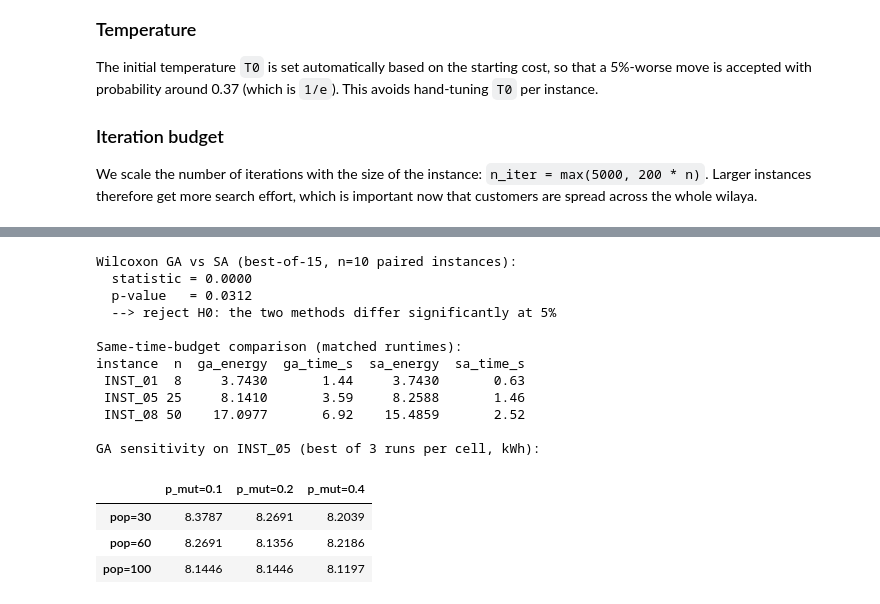
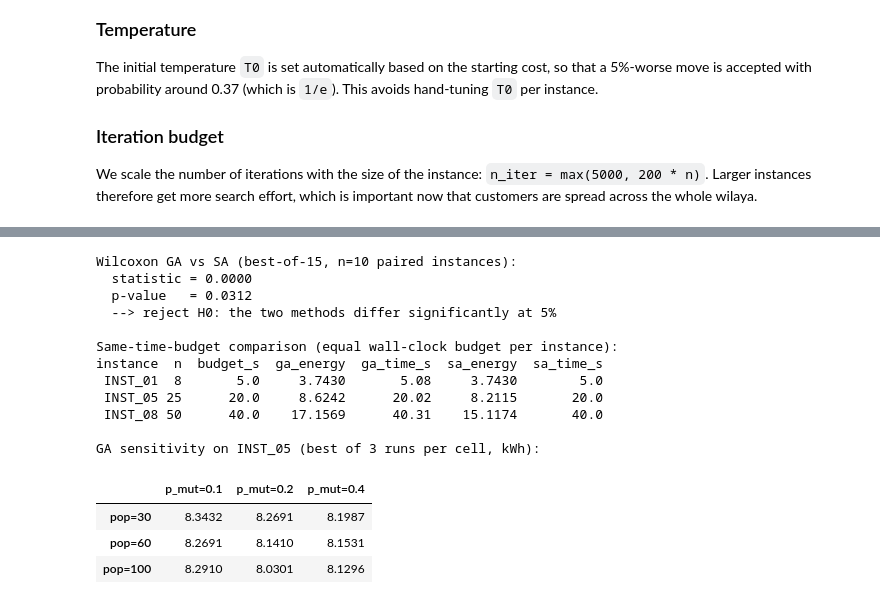
Before and after one commit to Abdelmalek05/drone-based-delivery-optimization, a Jupyter notebook: notebook.ipynb, the cells around one changed output, grey strips where cells are left out. Drawn from its saved outputs; the diff is of its cells as text; code cells hidden in the pictures.

```diff
--- a/notebook.ipynb
+++ b/notebook.ipynb
@@ -614,8 +654,11 @@ Because the problem is NP-hard, we put a wall-clock time limit (600 seconds = 10
 # %%
 class BranchAndBoundSolver(Solver):
-    """Depth-first B&B branching on (route, insertion position) pairs,
-    with an admissible lower bound and a wall-clock time limit.
-    This is a real exact method: given enough time, it proves optimality."""
+    """Depth-first B&B with append-only branching: each node appends one
+    unvisited customer to the END of a route, and only the first empty route
+    is ever extended (this breaks the K! symmetry between interchangeable
+    empty routes). Uses an admissible in/out-arc lower bound and a wall-clock
+    time limit. This is a real exact method: given enough time, it proves
+    optimality."""
 
     def __init__(self, inst: Instance, time_limit: float = 600.0, verbose: bool = False):
         super().__init__(inst)
@@ -1093,12 +1163,14 @@ The initial temperature `T0` is set automatically based on the starting cost, so
 We scale the number of iterations with the size of the instance: `n_iter = max(5000, 200 * n)`. Larger instances therefore get more search effort, which is important now that customers are spread across the whole wilaya.
 # %%
 class SimulatedAnnealingSolver(Solver):
-    """Geometric-cooling SA over the three-move neighbourhood."""
+    """Geometric-cooling SA over the three-move neighbourhood.
+    Supports an optional wall-clock time_limit (used by the same-time study)."""
 
     def __init__(self, inst: Instance,
                  n_iter: Optional[int] = None,
                  T0: Optional[float] = None,
                  gamma: float = 0.995,
+                 time_limit: Optional[float] = None,
                  seed: Optional[int] = None,
                  verbose: bool = False):
         super().__init__(inst)
@@ -1106,6 +1178,7 @@ class SimulatedAnnealingSolver(Solver):
         self.n_iter = n_iter if n_iter is not None else max(5000, 200 * inst.n)
         self.T0 = T0
         self.gamma = gamma
+        self.time_limit = time_limit
         self.seed = seed
         self.verbose = verbose
 
@@ -1150,6 +1223,9 @@ class SimulatedAnnealingSolver(Solver):
             T = self.T0
 
         for it in range(self.n_iter):
+            # stop early if a wall-clock budget was given and has been exceeded
+            if self.time_limit is not None and time.time() - t0 > self.time_limit:
+                break
             cand = self._neighbor(current)
             feas, _ = cand.check_feasibility(inst)
             if not feas:
@@ -1208,5 +1284,5 @@ The full experiment takes around 3 hours, so we cache the results in `results.js
 # %%
-RESULTS_PATH = Path("results.json")
+RESULTS_PATH = Path("results/cached-results.json")
 
 # Experimental budget — sized for around 3 hours total.
 N_RUNS = 15
@@ -1500,19 +1576,28 @@ if pval < 0.05:
 else:
     print("  --> fail to reject H0: no significant difference at 5%")
 
-# Same-time-budget comparison on 3 instances
-print("\nSame-time-budget comparison (matched runtimes):")
+# Same-time-budget comparison on 3 instances.
+# Both solvers now accept a wall-clock time_limit, so this is a genuine
+# matched-time comparison: each method gets the SAME number of seconds on each
+# instance and we report the best energy it reached. n_gen / n_iter are set
+# very high so the time limit -- not the iteration count -- is what stops each
+# search.
+print("\nSame-time-budget comparison (equal wall-clock budget per instance):")
+TIME_BUDGETS = {0: 5.0, 4: 20.0, 7: 40.0}  # seconds per instance (small, medium, large)
 budget_rows = []
-for inst_idx in [0, 4, 7]:  # small, medium, large
+for inst_idx, budget in TIME_BUDGETS.items():
     inst = INSTANCES[inst_idx]
-    # TODO: refactor solvers to take a time_limit argument for a cleaner comparison.
-    ga = GeneticAlgorithmSolver(inst, pop_size=40, n_gen=80, seed=0)
+    ga = GeneticAlgorithmSolver(inst, pop_size=60, n_gen=100_000,
+                                p_cx=0.9, p_mut=0.2, elite_size=2,
+                                time_limit=budget, seed=0)
     ga.solve()
-    sa = SimulatedAnnealingSolver(inst, n_iter=4000, gamma=0.995, seed=0)
+    sa = SimulatedAnnealingSolver(inst, n_iter=10_000_000, gamma=0.995,
+                                  time_limit=budget, seed=0)
     sa.solve()
     budget_rows.append({
         "instance": inst.instance_id,
         "n": inst.n,
+        "budget_s": budget,
         "ga_energy": round(ga.best_energy, 4),
         "ga_time_s": round(ga.runtime_sec, 2),
         "sa_energy": round(sa.best_energy, 4),
@@ -1521,41 +1606,41 @@ for inst_idx in [0, 4, 7]:  # small, medium, large
 budget_df = pd.DataFrame(budget_rows)
 print(budget_df.to_string(index=False))
 
 
 # Parameter sensitivity on GA (INST_05)
 print("\nGA sensitivity on INST_05 (best of 3 runs per cell, kWh):")
 inst = INSTANCES[4]
 pop_grid = [30, 60, 100]
 pm_grid  = [0.1, 0.2, 0.4]
 sens = pd.DataFrame(index=[f"pop={p}" for p in pop_grid],
                     columns=[f"p_mut={m}" for m in pm_grid], dtype=float)
 for p in pop_grid:
     for m in pm_grid:
         bests = []
         for s in range(3):
             ga = GeneticAlgorithmSolver(inst, pop_size=p, n_gen=120, p_cx=0.9,
                                          p_mut=m, elite_size=2, seed=s)
             ga.solve()
             bests.append(ga.best_energy)
         sens.loc[f"pop={p}", f"p_mut={m}"] = round(min(bests), 4)
 sens
 # %% [output]
 Wilcoxon GA vs SA (best-of-15, n=10 paired instances):
   statistic = 0.0000
   p-value   = 0.0312
   --> reject H0: the two methods differ significantly at 5%
 
-Same-time-budget comparison (matched runtimes):
-instance  n  ga_energy  ga_time_s  sa_energy  sa_time_s
- INST_01  8     3.7430       1.44     3.7430       0.63
- INST_05 25     8.1410       3.59     8.2588       1.46
- INST_08 50    17.0977       6.92    15.4859       2.52
+Same-time-budget comparison (equal wall-clock budget per instance):
+instance  n  budget_s  ga_energy  ga_time_s  sa_energy  sa_time_s
+ INST_01  8       5.0     3.7430       5.08     3.7430        5.0
+ INST_05 25      20.0     8.6242      20.02     8.2115       20.0
+ INST_08 50      40.0    17.1569      40.31    15.1174       40.0
 
 GA sensitivity on INST_05 (best of 3 runs per cell, kWh):
 |  | p_mut=0.1 | p_mut=0.2 | p_mut=0.4 |
-| pop=30 | 8.3787 | 8.2691 | 8.2039 |
-| pop=60 | 8.2691 | 8.1356 | 8.2186 |
-| pop=100 | 8.1446 | 8.1446 | 8.1197 |
+| pop=30 | 8.3432 | 8.2691 | 8.1987 |
+| pop=60 | 8.2691 | 8.1410 | 8.1531 |
+| pop=100 | 8.2910 | 8.0301 | 8.1296 |
 # %% [markdown]
 ## NFZ impact analysis
 
```
Also changed, not shown: parts of 16 cells of this notebook, 20 other files.
